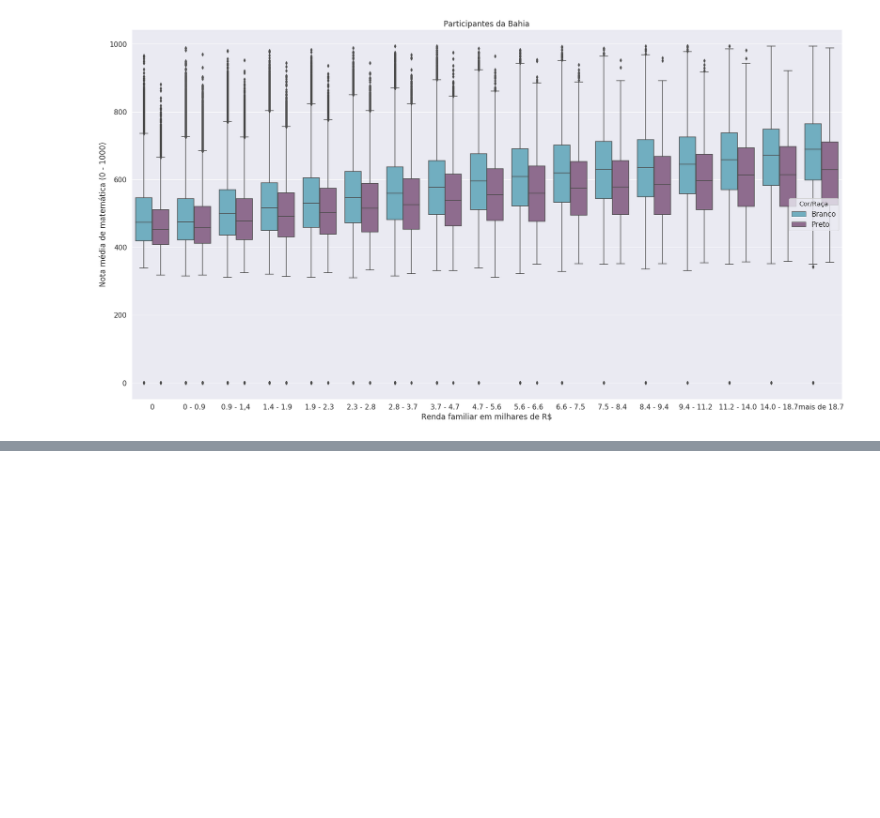
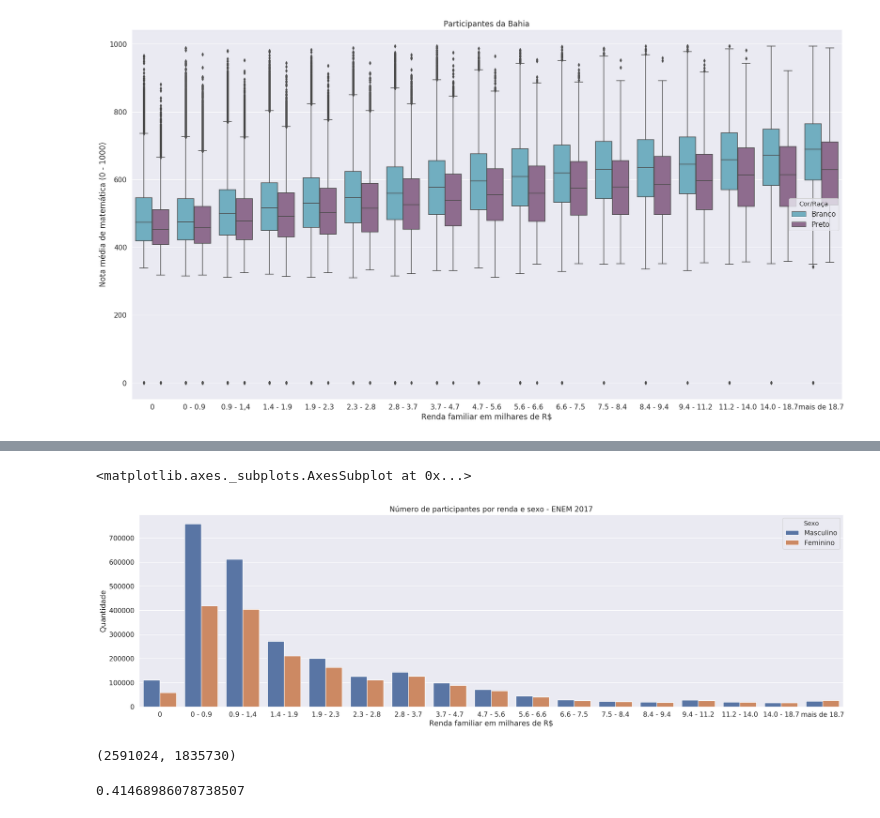
Before and after one commit to tiagodalloca/enem-data-analysis, a Jupyter notebook: enem2017/Visualization#2.ipynb, the cells around one changed output, grey strips where cells are left out. Saved outputs shown, nothing was run; the diff lists cells and outputs as text; code cells hidden in the pictures; blank space fills up the shorter version.

```diff
--- a/enem2017/Visualization#2.ipynb
+++ b/enem2017/Visualization#2.ipynb
@@ -227,0 +243,42 @@ for t, l in zip(legend.texts,('Branco', 'Preto')):
+# %%
+fig, ax = plt.subplots(figsize=(25,7))
+sns.set(font_scale=1.2)
+g = sns.countplot(x='Q006', data=df3, hue='TP_SEXO', ax=ax)
+
+legend = g.get_legend()
+
+legend.set_title('Sexo')
+for t, l in zip(legend.texts,('Masculino', 'Feminino')):
+    t.set_text(l)
+
+ax.set(title='Número de participantes por renda e sexo - ENEM 2017',
+       xlabel ="Renda familiar em milhares de R$", ylabel ="Quantidade",
+       xticklabels =["0",
+                     "0 - 0.9",
+                     "0.9 - 1,4",
+                     "1.4 - 1.9",
+                     "1.9 - 2.3",
+                     "2.3 - 2.8",
+                     "2.8 - 3.7",
+                     "3.7 - 4.7",
+                     "4.7 - 5.6",
+                     "5.6 - 6.6",
+                     "6.6 - 7.5",
+                     "7.5 - 8.4",
+                     "8.4 - 9.4",
+                     "9.4 - 11.2",
+                     "11.2 - 14.0",
+                     "14.0 - 18.7",
+                     "mais de 18.7"])
+ax
+# %% [output]
+<matplotlib.axes._subplots.AxesSubplot at 0x...>
+[figure, added]
+# %%
+len(df3[df3['TP_SEXO'] == 0]),len(df3[df3['TP_SEXO'] == 1])
+# %% [output]
+(2591024, 1835730)
+# %%
+(1835730)/(2591024+1835730)
+# %% [output]
+0.41468986078738507
```
Also changed, not shown: parts of 3 cells of this notebook, 1 other file.
